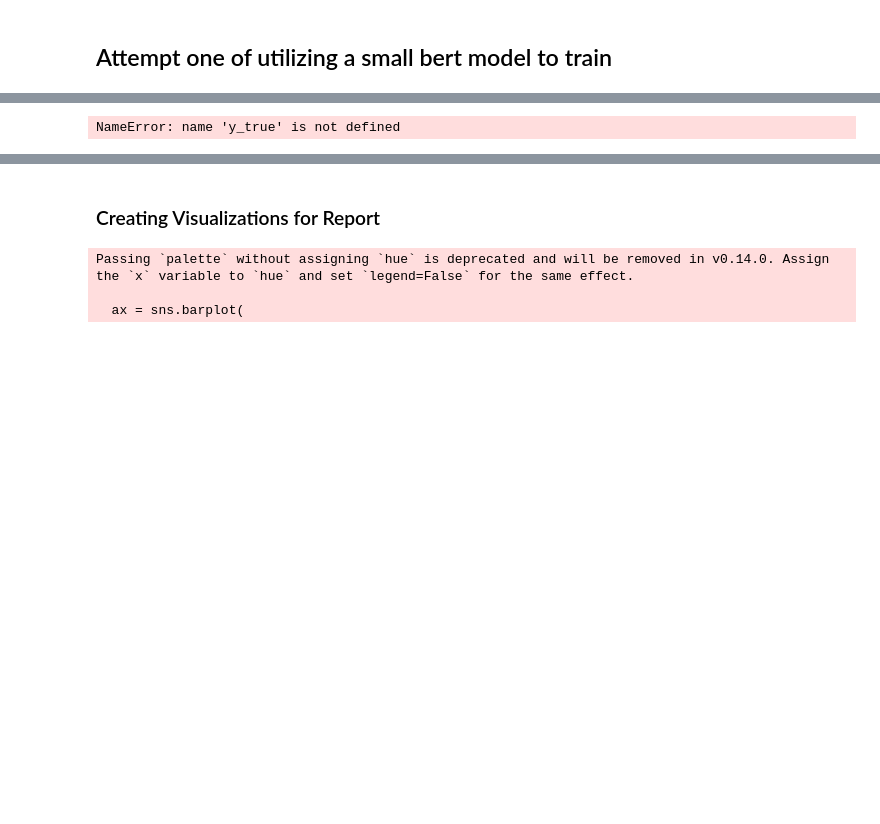
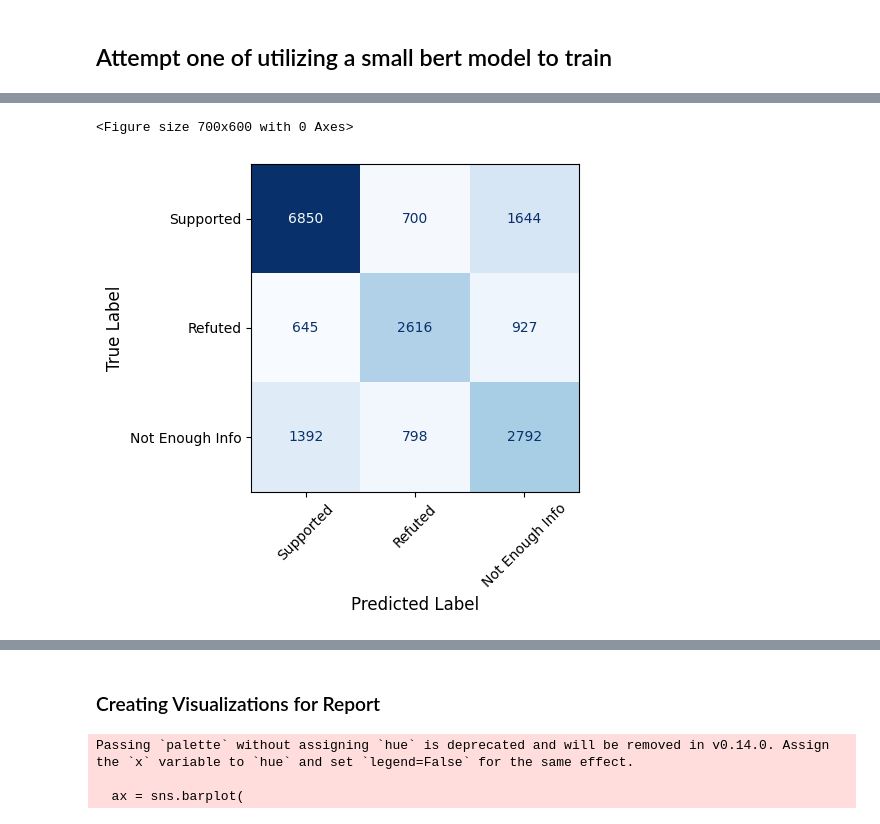
Before and after one commit to danieljjazowski/misinformationClassification, a Jupyter notebook: modeling.ipynb, the cells around one changed output, grey strips where cells are left out. Drawn from its saved outputs; the diff is of its cells as text; code cells hidden in the pictures; blank space fills up the shorter version.

```diff
--- a/modeling.ipynb
+++ b/modeling.ipynb
@@ -676,16 +681,18 @@ label2id = {
     "not_enough_info": 2
 }
 
-device = torch.device("cpu")
-torch.set_num_threads(4)
+device = torch.device("cuda" if torch.cuda.is_available() else "cpu")
+print("Using device:", device)
 
 model = AutoModelForSequenceClassification.from_pretrained(
     model_name,
     num_labels=3,
     id2label=id2label,
     label2id=label2id,
-    problem_type="single_label_classification"
+    problem_type="single_label_classification",
+    use_safetensors=True
 ).to(device)
+
 model = model.float()
 # Class-balanced loss
 class_weights = compute_class_weight(
@@ -871,14 +874,26 @@ not_enough_info       0.58      0.35      0.44     10384
 # %%
-labels = ["supported", "refuted", "not_enough_info"]
+labels = ["Supported", "Refuted", "Not Enough Info"]
 
 cm = confusion_matrix(val_labels, val_preds)
+
+plt.figure(figsize=(7, 6))
 disp = ConfusionMatrixDisplay(confusion_matrix=cm, display_labels=labels)
 
-disp.plot(cmap="Blues", values_format="d", xticks_rotation=45)
-plt.title("Confusion Matrix for DistilBERT Classifier")
+disp.plot(
+    cmap="Blues",
+    values_format="d",
+    xticks_rotation=45,
+    colorbar=False
+)
+
+plt.xlabel("Predicted Label", fontsize=12)
+plt.ylabel("True Label", fontsize=12)
+
+plt.tight_layout()
 plt.show()
 # %% [output]
-NameError: name 'y_true' is not defined
+<Figure size 700x600 with 0 Axes>
+[figure, added]
 # %%
 df_errors = pd.DataFrame({
     "claim": val_texts,   # your validation texts list
```
Also changed, not shown: parts of 15 cells of this notebook, 2 other files.
